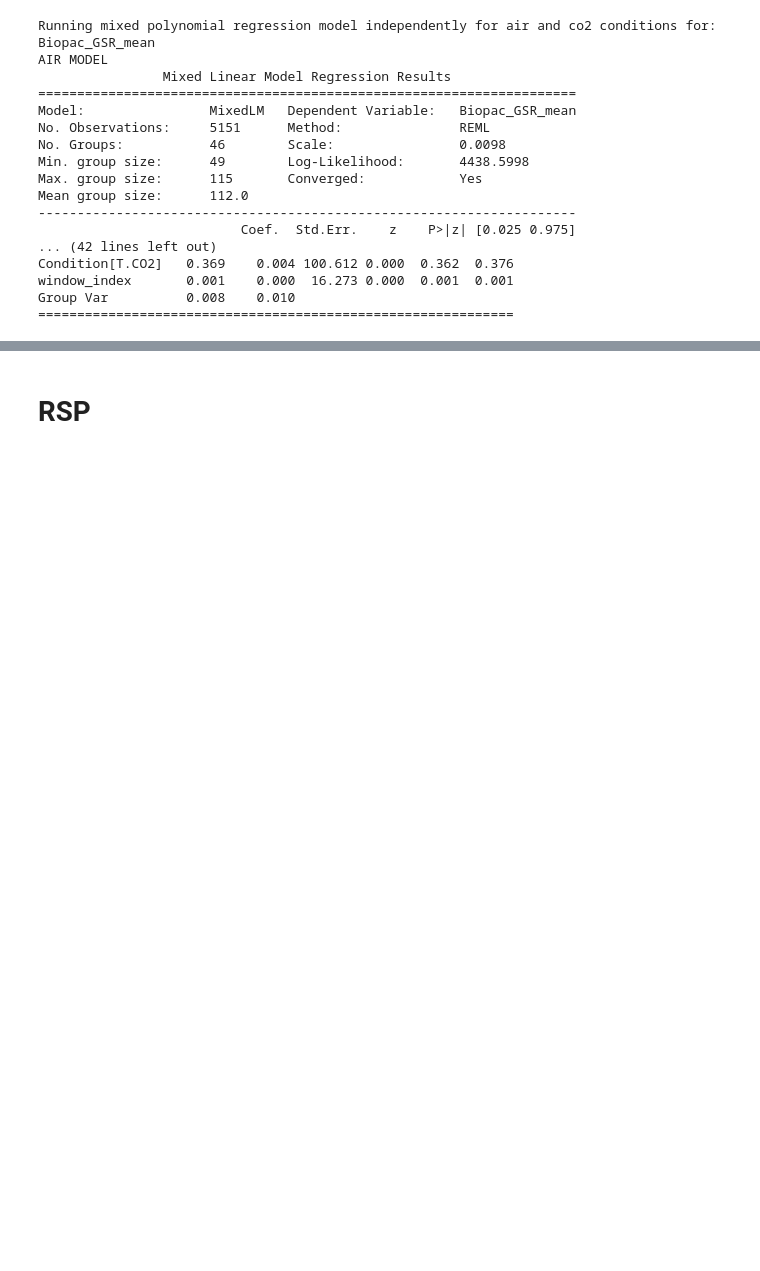
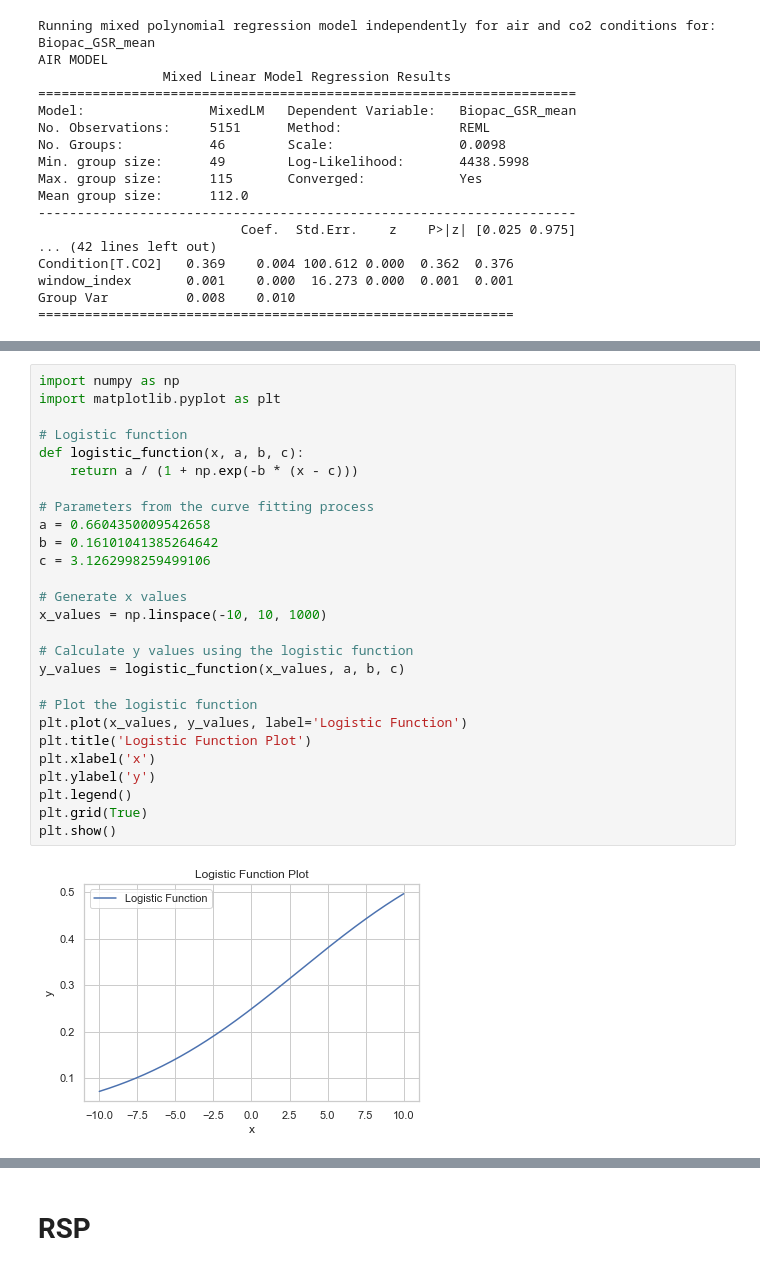
Before and after one commit to michalgnacek/co2-study, a Jupyter notebook: notebooks/3_statistics.ipynb, the cells around one changed output, grey strips where cells are left out. Cells and saved outputs as stored; diff of their text form; blank space fills up the shorter version.

```diff
--- a/notebooks/3_statistics.ipynb
+++ b/notebooks/3_statistics.ipynb
@@ -118,0 +231,29 @@ Plots.features_time_series(gas_inhalation_windows, 'Biopac_GSR_mean', 'GSR Mean
+# %%
+import numpy as np
+import matplotlib.pyplot as plt
+
+# Logistic function
+def logistic_function(x, a, b, c):
+    return a / (1 + np.exp(-b * (x - c)))
+
+# Parameters from the curve fitting process
+a = 0.6604350009542658
+b = 0.16101041385264642
+c = 3.1262998259499106
+
+# Generate x values
+x_values = np.linspace(-10, 10, 1000)
+
+# Calculate y values using the logistic function
+y_values = logistic_function(x_values, a, b, c)
+
+# Plot the logistic function
+plt.plot(x_values, y_values, label='Logistic Function')
+plt.title('Logistic Function Plot')
+plt.xlabel('x')
+plt.ylabel('y')
+plt.legend()
+plt.grid(True)
+plt.show()
+# %% [output]
+[figure, added]
```
Also changed, not shown: parts of 8 cells of this notebook, 15 other files.
